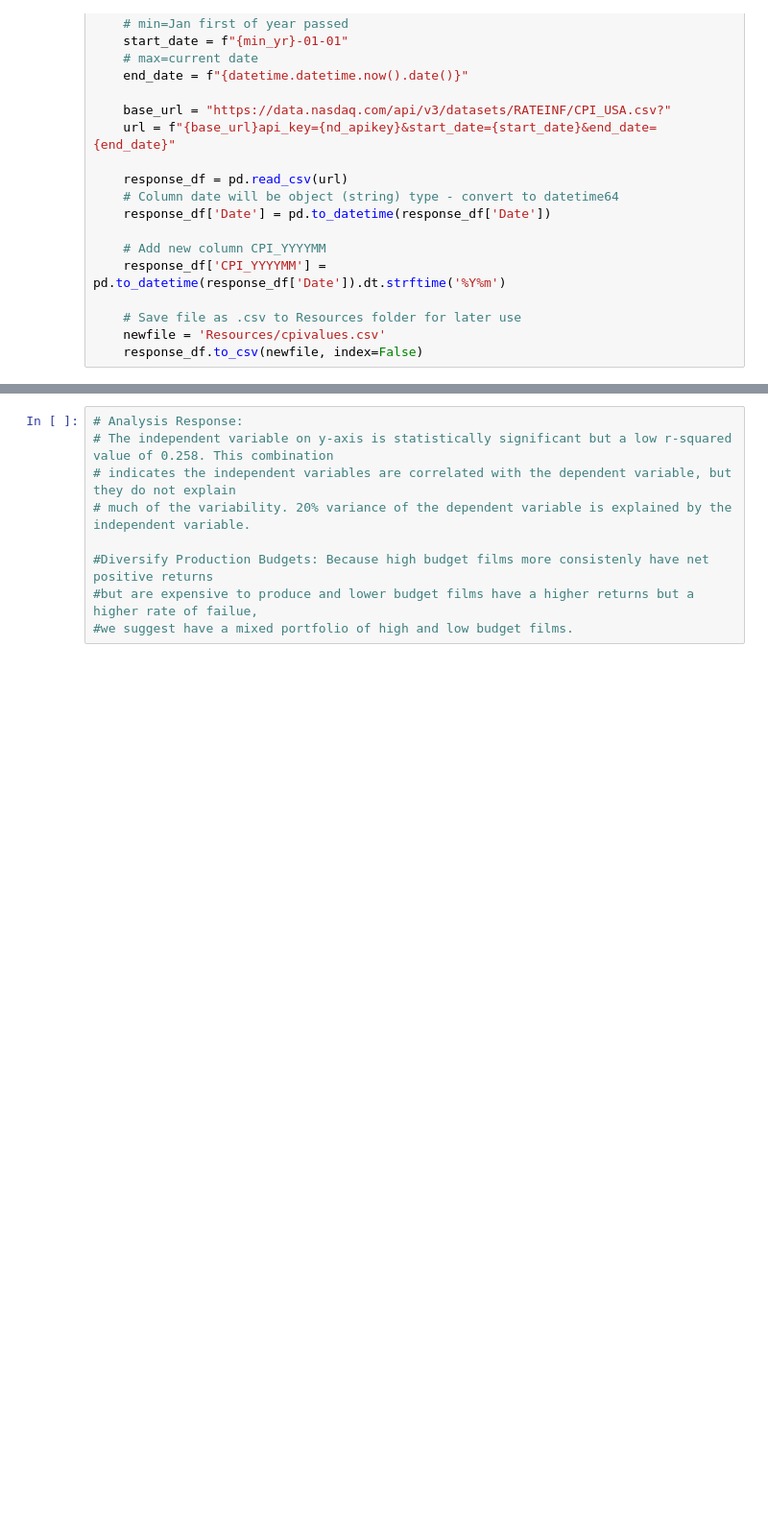
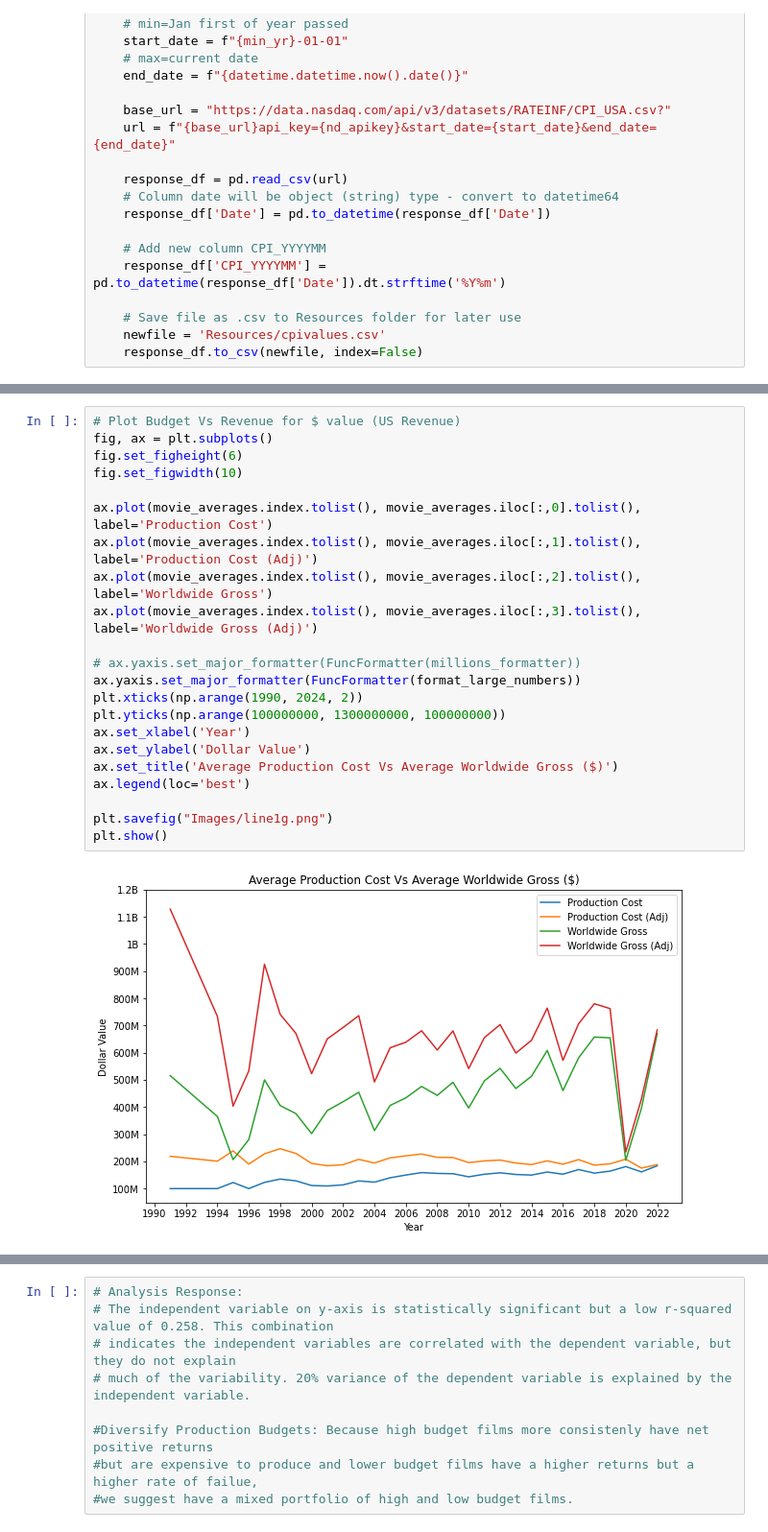
Before and after one commit to geethakan/proj1-eda-top500movies, a Jupyter notebook: MoviesPy/moviepy.ipynb, the cells around one changed output, grey strips where cells are left out. Shown: that part at 96% size. Drawn from its saved outputs; the diff is of its cells as text; blank space fills up the shorter version.

```diff
--- a/MoviesPy/moviepy.ipynb
+++ b/MoviesPy/moviepy.ipynb
@@ -174,0 +231,24 @@ movies_df.head()
+# %%
+# Plot Budget Vs Revenue for $ value (US Revenue)
+fig, ax = plt.subplots()
+fig.set_figheight(6)
+fig.set_figwidth(10)
+
+ax.plot(movie_averages.index.tolist(), movie_averages.iloc[:,0].tolist(), label='Production Cost')
+ax.plot(movie_averages.index.tolist(), movie_averages.iloc[:,1].tolist(), label='Production Cost (Adj)')
+ax.plot(movie_averages.index.tolist(), movie_averages.iloc[:,2].tolist(), label='Worldwide Gross')
+ax.plot(movie_averages.index.tolist(), movie_averages.iloc[:,3].tolist(), label='Worldwide Gross (Adj)')
+
+# ax.yaxis.set_major_formatter(FuncFormatter(millions_formatter))
+ax.yaxis.set_major_formatter(FuncFormatter(format_large_numbers))
+plt.xticks(np.arange(1990, 2024, 2))
+plt.yticks(np.arange(100000000, 1300000000, 100000000))
+ax.set_xlabel('Year')
+ax.set_ylabel('Dollar Value')
+ax.set_title('Average Production Cost Vs Average Worldwide Gross ($)')
+ax.legend(loc='best')
+
+plt.savefig("Images/line1g.png")
+plt.show()
+# %% [output]
+[figure, added]
```
Also changed, not shown: parts of 60 cells of this notebook, 9 other files.
